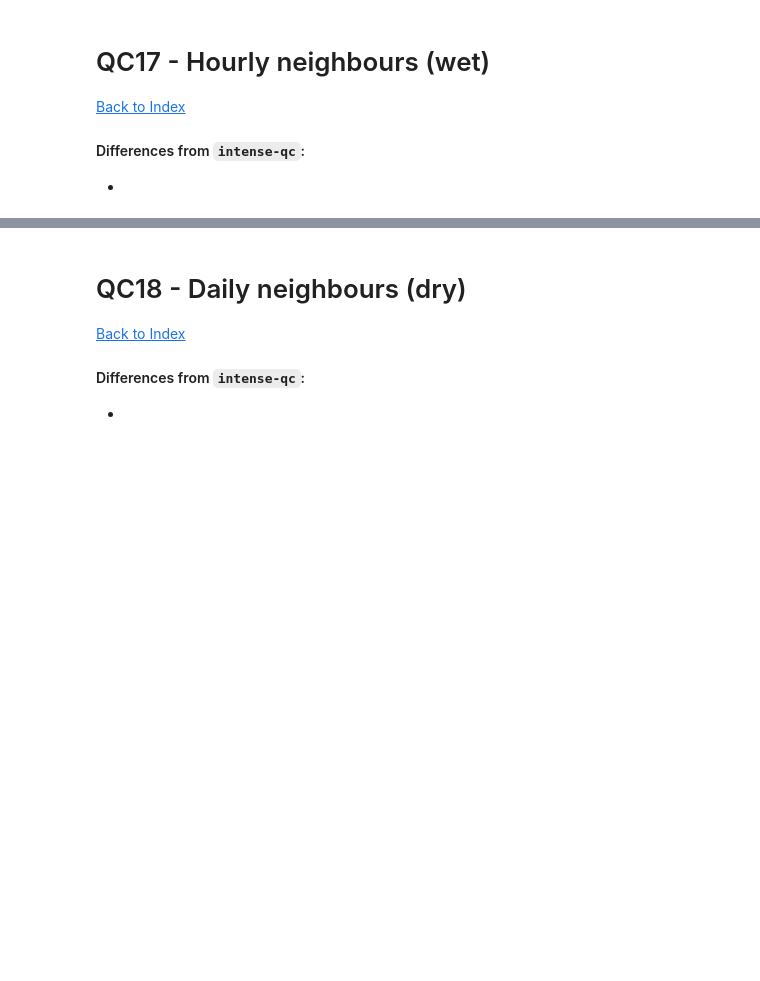
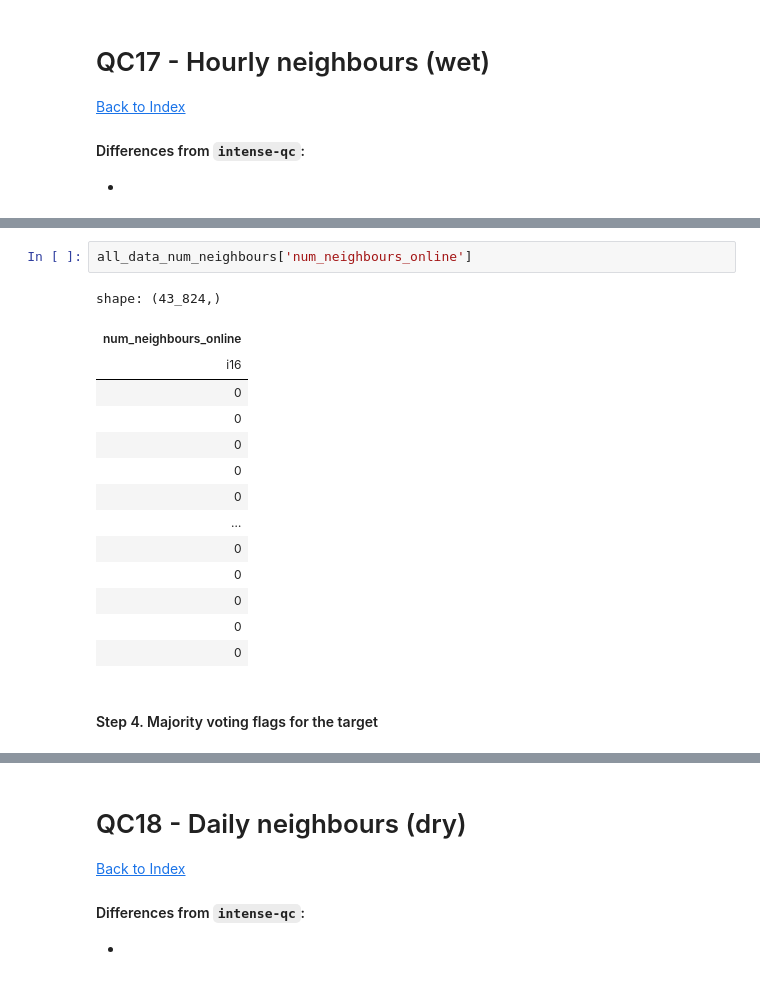
Before and after one commit to Thomasjkeel/RainfallQC-notebooks, a Jupyter notebook: notebooks/neighbour_checks.ipynb, the cells around one changed output, grey strips where cells are left out. Saved outputs shown, nothing was run; the diff lists cells and outputs as text; blank space fills up the shorter version.

```diff
--- a/notebooks/neighbour_checks.ipynb
+++ b/notebooks/neighbour_checks.ipynb
@@ -1324,0 +1355,19 @@ affinity: 0.8175046554934823, p_corr: 0.0034253919799619027, f_mean: 2.139130209
+# %%
+all_data_num_neighbours['num_neighbours_online']
+# %% [output]
+shape: (43_824,)
+| num_neighbours_online |
+| i16 |
+| 0 |
+| 0 |
+| 0 |
+| 0 |
+| 0 |
+| … |
+| 0 |
+| 0 |
+| 0 |
+| 0 |
+| 0 |
+# %% [markdown]
+#### Step 4. Majority voting flags for the target
```
Also changed, not shown: parts of 22 cells of this notebook.
